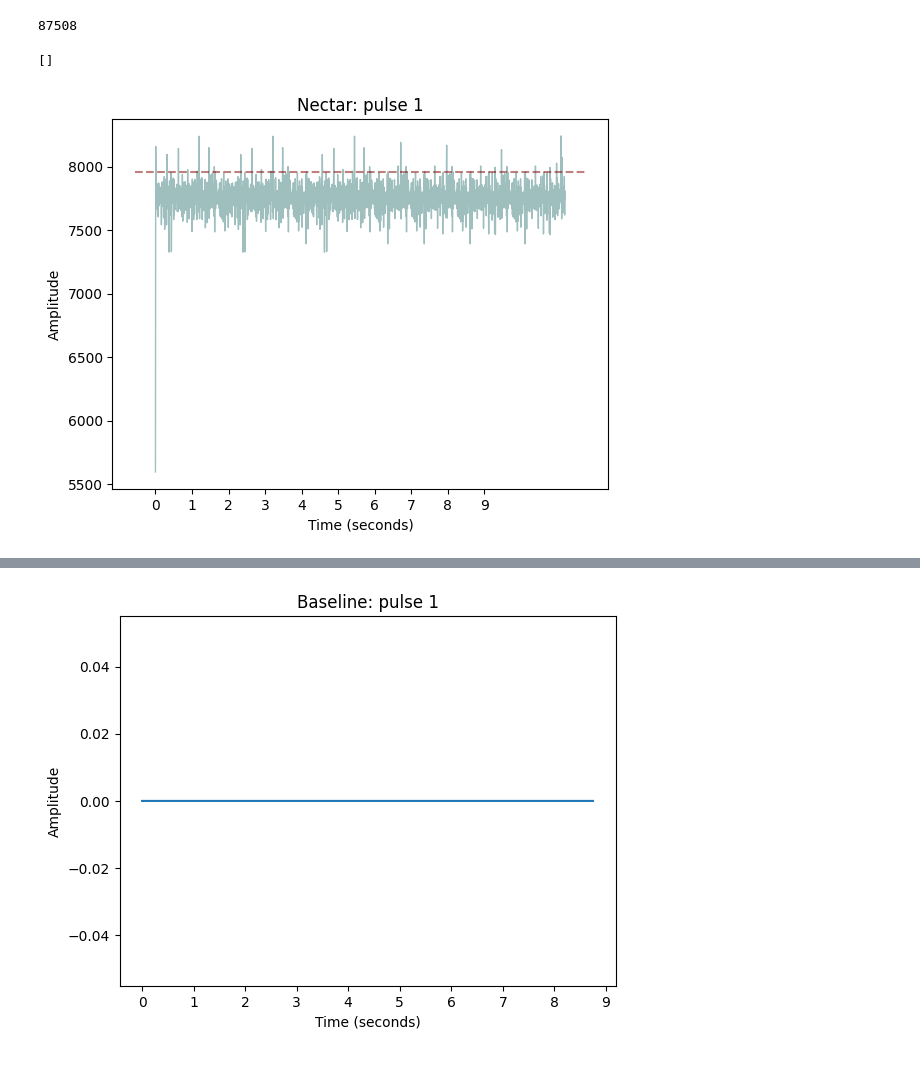
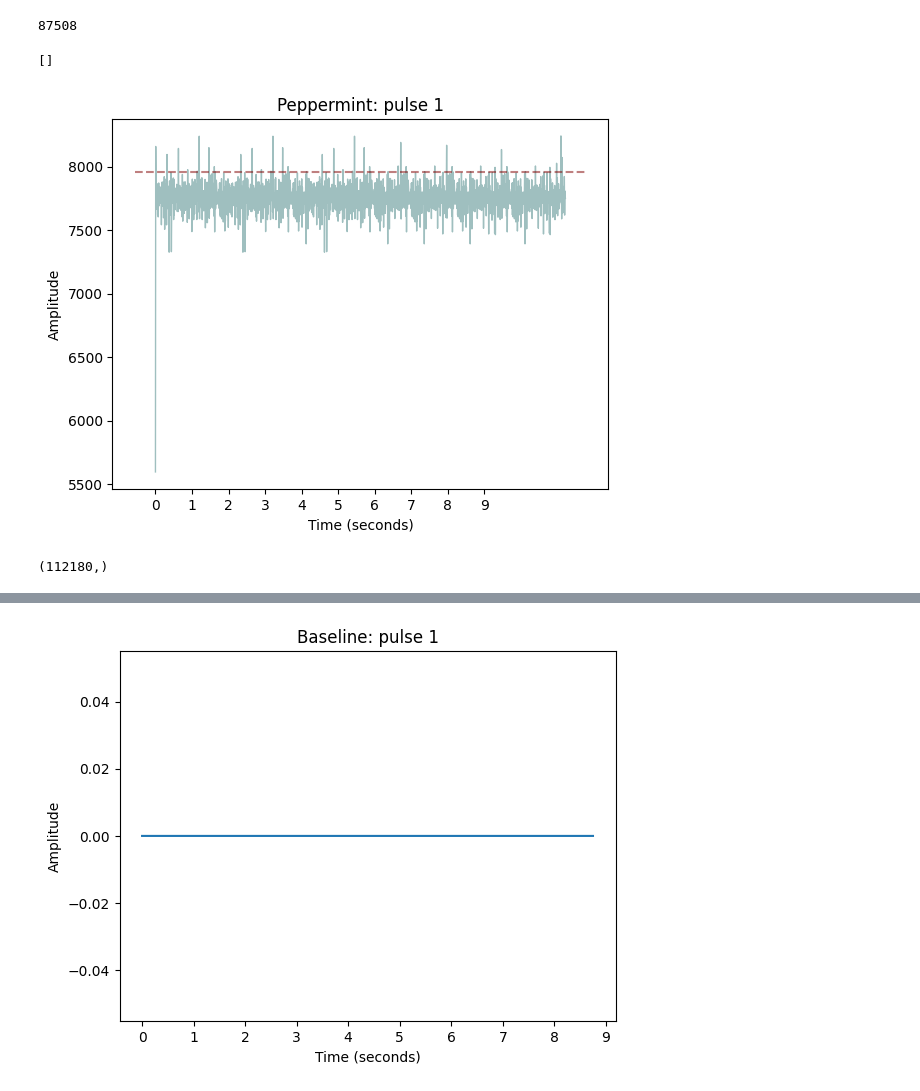
Before and after one commit to mattsmiths/biol470, a Jupyter notebook: week8/BIOL470_spikeProc.ipynb, the cells around one changed output, grey strips where cells are left out. Cells and saved outputs as stored; diff of their text form; code cells hidden in the pictures.

```diff
--- a/week8/BIOL470_spikeProc.ipynb
+++ b/week8/BIOL470_spikeProc.ipynb
@@ -348,20 +389,20 @@ print(len(data_full))
 # %%
 x_fil_II = sg.filtfilt(b, a, data_full)
 plt.plot(x_fil_II,linewidth=1,color=(0.25,0.5,0.5,0.5))
 
 
-plt.title('Nectar: pulse 1')
+plt.title('Peppermint: pulse 1')
 plt.xlabel('Time (seconds)')
 plt.ylabel('Amplitude')
 
 xticks = [0,10000,20000,30000,40000,50000,60000,70000,80000,90000]
 xlabels = ['0','1','2','3','4','5','6','7','8','9']
 l = plt.xticks(xticks,xlabels)
 
 a1 = plt.axis()
 plt.plot([a1[0],a1[1]],[np.nanmean(x_fil_II)+(np.nanstd(x_fil_II)*2),np.nanmean(x_fil_II)+(np.nanstd(x_fil_II)*2)],linestyle='--',color=(0.5,0,0,0.5))
 
 plt.plot()
 # %% [output]
 []
-[figure, old version]
+[figure, new version]
@@ -383,0 +409,4 @@ for indd,ee1 in enumerate(pulse_data):
+# %%
+np.shape(x_fil_II)
+# %% [output]
+(112180,)
```
Also changed, not shown: parts of 17 cells of this notebook.
